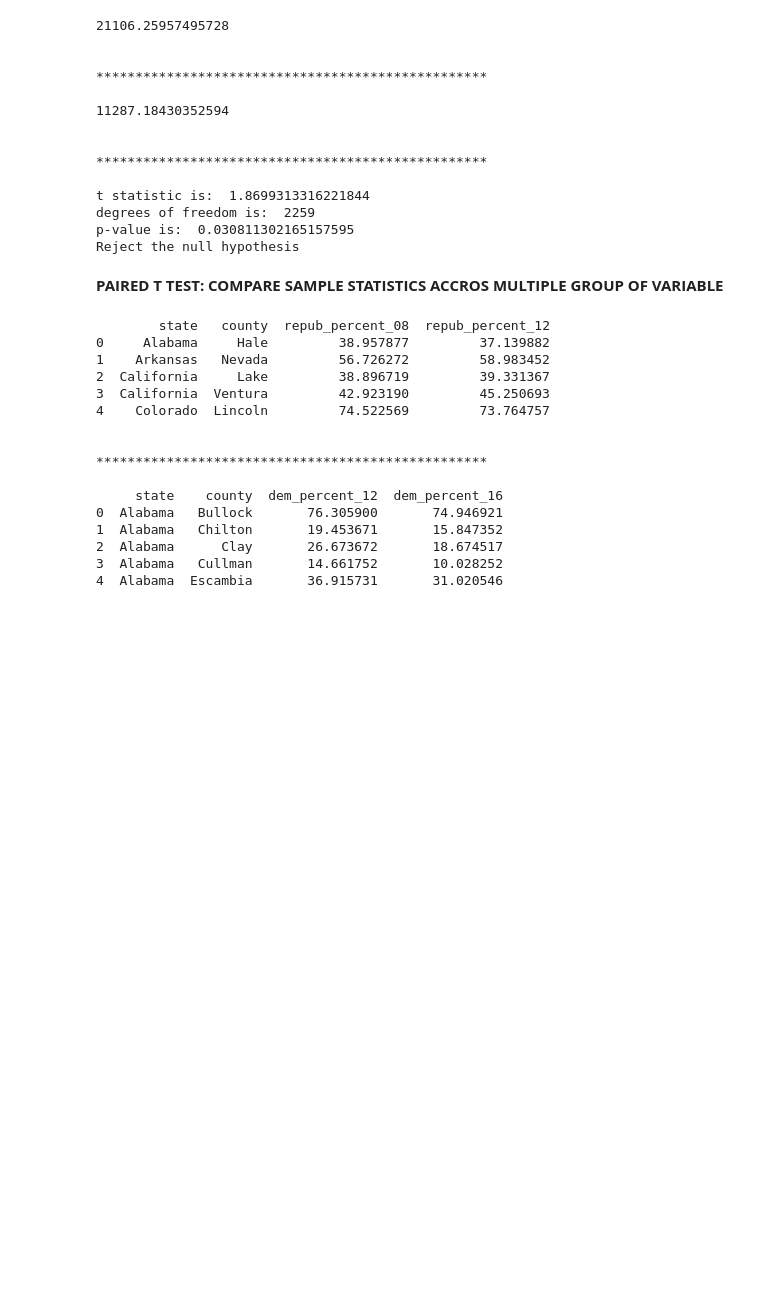
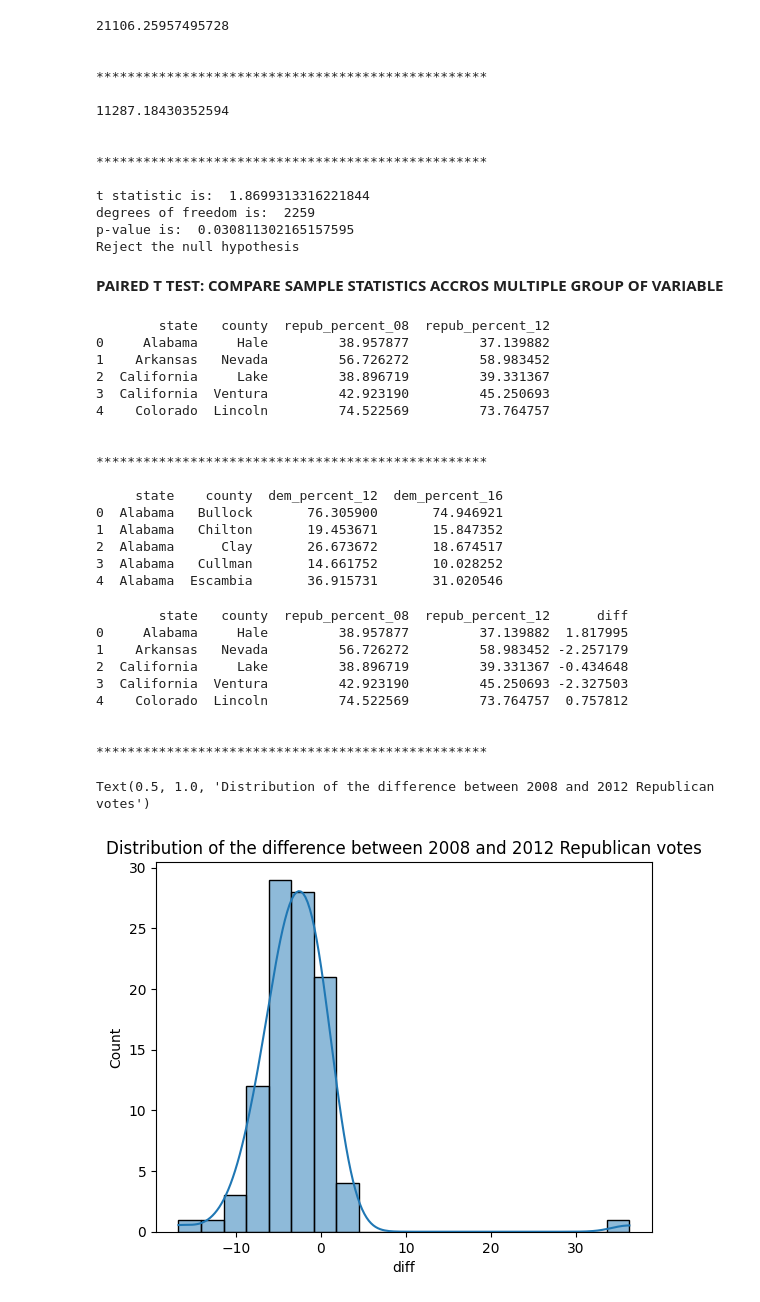
Before and after one commit to f2alab/datacamptraining, a Jupyter notebook: hypothesis_testing.ipynb, the cells around one changed output. Saved outputs shown, nothing was run; the diff lists cells and outputs as text; code cells hidden in the pictures; blank space fills up the shorter version.

```diff
--- a/hypothesis_testing.ipynb
+++ b/hypothesis_testing.ipynb
@@ -181,13 +203,14 @@ Reject the null hypothesis
 **PAIRED T TEST: COMPARE SAMPLE STATISTICS ACCROS MULTIPLE GROUP OF VARIABLE**
 # %%
 # Import dataset
-repub08_12 = pd.read_feather('repub_votes_potus_08_12.feather')
+repub_08_12 = pd.read_feather('repub_votes_potus_08_12.feather')
+repub_votes_small = repub_08_12
 dem_12_16 = pd.read_feather('dem_votes_potus_12_16.feather')
-
+sample_dem_12_16 = dem_12_16
 # Show the first 5 rows
-print(repub08_12.head())
+print(repub_votes_small.head())
 draw_stars_line()
-print(dem_12_16.head())
+print(sample_dem_12_16.head())
 # %% [output]
         state   county  repub_percent_08  repub_percent_12
 0     Alabama     Hale         38.957877         37.139882
@@ -205,3 +228,31 @@ print(dem_12_16.head())
 2  Alabama      Clay       26.673672       18.674517
 3  Alabama   Cullman       14.661752       10.028252
 4  Alabama  Escambia       36.915731       31.020546
+# %%
+# USE THE sample_repub_08_12 TO MAKE PAIRES T TEST
+
+#Add difference column
+rep_08 = 'repub_percent_08'
+rep_12 = 'repub_percent_12'
+repub_votes_small['diff'] = repub_votes_small[rep_08] - repub_votes_small[rep_12]
+# Show the first 5 rows
+print(repub_votes_small.head())
+draw_stars_line()
+
+# show the distribution of the difference
+
+sns.histplot(repub_votes_small['diff'], bins=20, kde=True)
+# sns.kdeplot(sample_repub_08_12['diff'], color='red')
+plt.title('Distribution of the difference between 2008 and 2012 Republican votes')
+# %% [output]
+        state   county  repub_percent_08  repub_percent_12      diff
+0     Alabama     Hale         38.957877         37.139882  1.817995
+1    Arkansas   Nevada         56.726272         58.983452 -2.257179
+2  California     Lake         38.896719         39.331367 -0.434648
+3  California  Ventura         42.923190         45.250693 -2.327503
+4    Colorado  Lincoln         74.522569         73.764757  0.757812
+
+
+**************************************************
+Text(0.5, 1.0, 'Distribution of the difference between 2008 and 2012 Republican votes')
+[figure, added]
```
Also changed, not shown: parts of 24 cells of this notebook, 3 other files.
